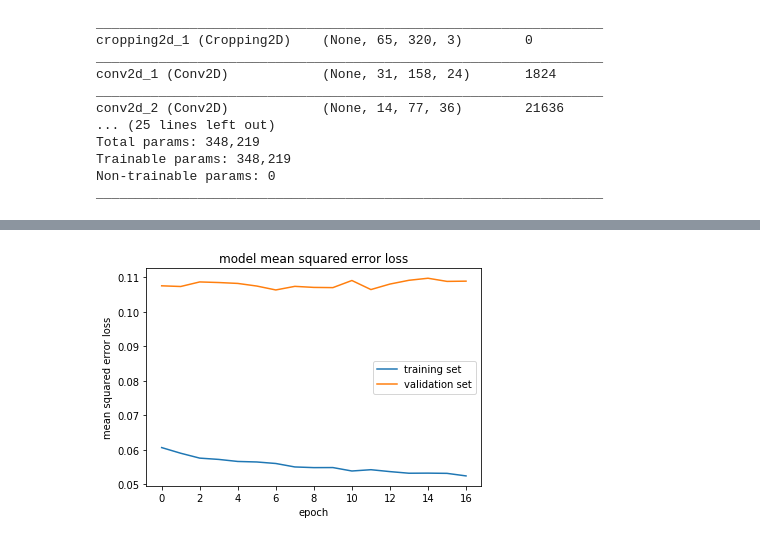
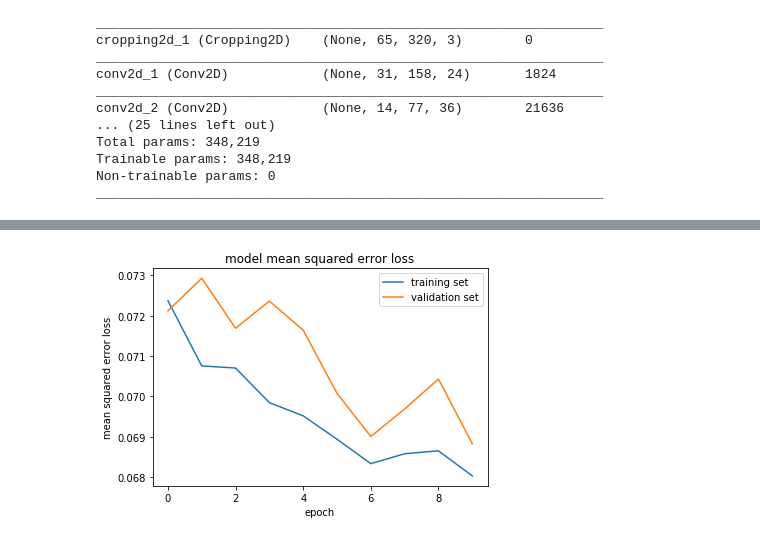
Before and after one commit to aimuch/CarND-Behavioral-Cloning-P3, a Jupyter notebook: model.ipynb, the cells around one changed output, grey strips where cells are left out. Saved outputs shown, nothing was run; the diff lists cells and outputs as text; code cells hidden in the pictures.

Commit message:
add fit_generator mothod

```diff
--- a/model.ipynb
+++ b/model.ipynb
@@ -527,3 +497,6 @@ Number of training examples after augmenting and balancing training data = 41910
+# %%
+train_generator = generator(X_train,y_train)
+valid_generator = generator(X_valid,y_valid)
 # %% [markdown]
 ## Model Architecture
 # %%
@@ -566,12 +539,12 @@ Trainable params: 348,219
 Non-trainable params: 0
 _________________________________________________________________
 # %%
-def trainModel(model=model, X_train=X_train, y_train=y_train, batch_size=128, epochs=50, lr=0.0005, patience=10, verbose=1, savefile='./model.h5'):
+def trainModel(model=model,train_generator=train_generator,valid_generator=valid_generator,batch_size=128, epochs=50, lr=0.0005, patience=10, verbose=1, savefile='./model.h5'):
     adam_optimizer = keras.optimizers.Adam(lr=lr)
     model.compile(optimizer=adam_optimizer,loss=keras.losses.mean_squared_error)
     earlystop = keras.callbacks.EarlyStopping(monitor='val_loss', min_delta=0, patience=patience)
 
-    train_history = model.fit(X_train, y_train, batch_size=128, epochs=epochs, verbose=verbose, callbacks=[earlystop], validation_split=0.2, shuffle=True)
+    train_history = model.fit_generator(train_generator,steps_per_epoch=NUM_TRAIN_STEPS ,validation_data=valid_generator,validation_steps=NUM_VALID_STEPS,epochs=epochs, verbose=verbose, callbacks=[earlystop],shuffle=True)
 
     model.save(savefile)
 
@@ -584,5 +557,5 @@ def trainModel(model=model, X_train=X_train, y_train=y_train, batch_size=128, ep
     plt.legend(['training set', 'validation set'], loc='best')
     plt.show()
 # %%
-trainModel(model,X_train,y_train,verbose=2)
+trainModel(model,train_generator,valid_generator,verbose=1)
 # %% [output]
@@ -607,9 +580,9 @@ Epoch 29/50
 # %%
 from keras.models import load_model
 
-def finetuneModel( X_train, y_train, lr=0.0001, verbose=2, loadfile='./model.h5'):
+def finetuneModel( train_generator,valid_generator, epochs, lr=0.0001, verbose=1, loadfile='./model.h5'):
     model = load_model(loadfile)
-    trainModel(model,X_train,y_train,lr=lr,verbose=verbose, savefile=loadfile)
+    trainModel(model,train_generator,valid_generator,epochs=epochs,lr=lr,verbose=verbose, savefile=loadfile)
 # %%
-finetuneModel(X_train, y_train, lr=0.0001,verbose=2)
+finetuneModel(train_generator,valid_generator,epochs=10, lr=0.0001,verbose=1)
 # %% [output]
@@ -633 +609 @@ Epoch 17/50
-[figure, old version]
+[figure, new version]
```
Also changed, not shown: parts of 24 cells of this notebook, 4 other files.
